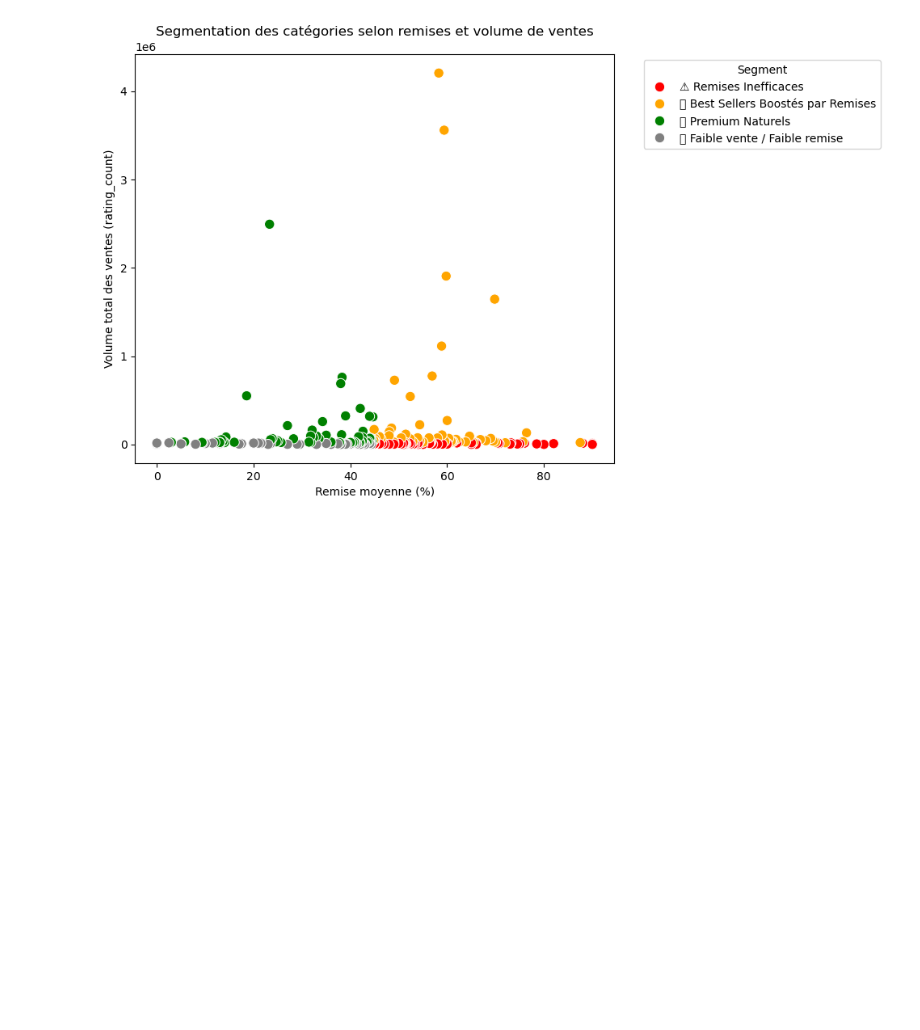
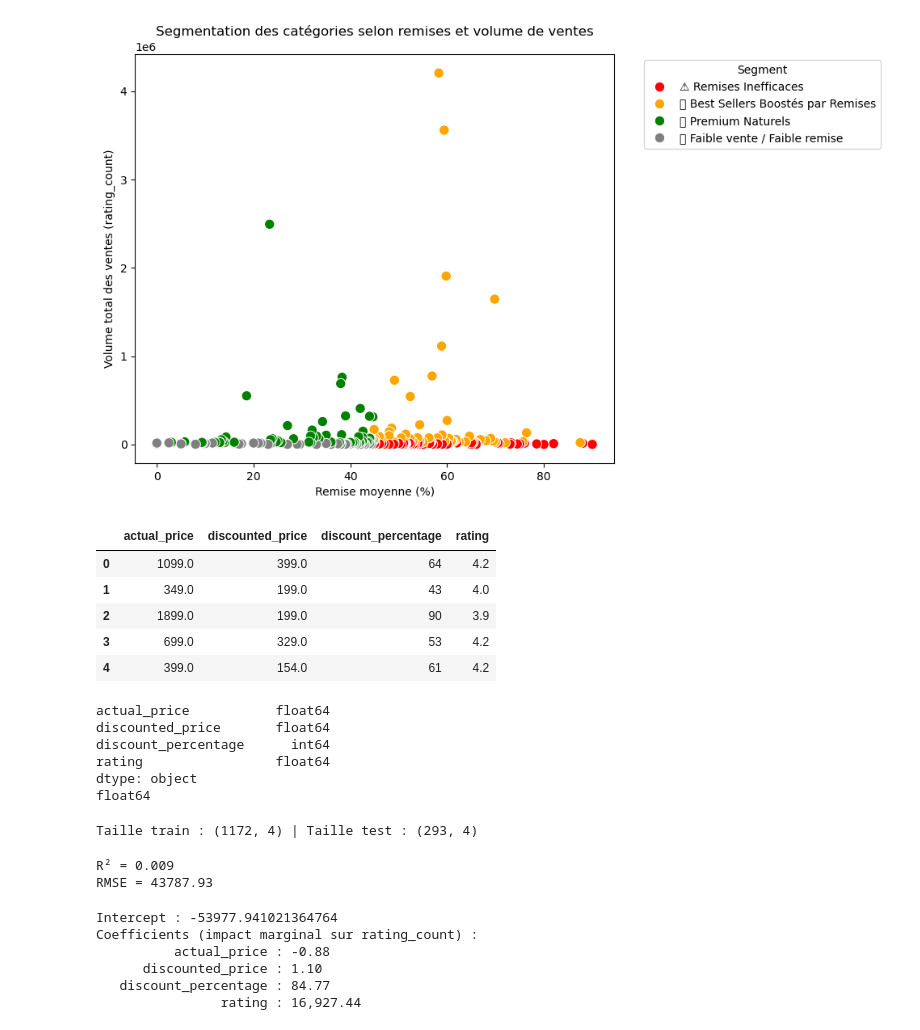
Before and after one commit to salaheddineelazouti/Mini-projet-Amazon-Sales-Dataset, a Jupyter notebook: Exploration du jeu de données Amazon Sales.ipynb, the cells around one changed output. Cells and saved outputs as stored; diff of their text form; code cells hidden in the pictures; blank space fills up the shorter version.

```diff
--- a/Exploration du jeu de données Amazon Sales.ipynb
+++ b/Exploration du jeu de données Amazon Sales.ipynb
@@ -450,3 +450,83 @@ plt.tight_layout()
 plt.show()
 # %% [output]
 [figure]
+# %%
+# Sélection des variables pertinentes
+features = df[["actual_price", "discounted_price", "discount_percentage", "rating"]]
+target = df["rating_count"]
+
+# Vérification rapide
+features.head()
+# %% [output]
+|  | actual_price | discounted_price | discount_percentage | rating |
+| 0 | 1099.0 | 399.0 | 64 | 4.2 |
+| 1 | 349.0 | 199.0 | 43 | 4.0 |
+| 2 | 1899.0 | 199.0 | 90 | 3.9 |
+| 3 | 699.0 | 329.0 | 53 | 4.2 |
+| 4 | 399.0 | 154.0 | 61 | 4.2 |
+# %%
+# Nettoyage de base
+features = features.fillna(0)
+target = target.fillna(0)
+
+# Vérification des types
+print(features.dtypes)
+print(target.dtypes)
+# %% [output]
+actual_price           float64
+discounted_price       float64
+discount_percentage      int64
+rating                 float64
+dtype: object
+float64
+# %%
+from sklearn.model_selection import train_test_split
+
+X_train, X_test, y_train, y_test = train_test_split(
+    features,           # X : nos variables explicatives (prix, remise, rating)
+    target,             # y : la cible à prédire (rating_count)
+    test_size=0.2,      # 20% des données pour le test, 80% pour l'entraînement
+    random_state=42     # graine aléatoire pour reproduire exactement le même split
+)
+
+print("Taille train :", X_train.shape, "| Taille test :", X_test.shape)
+# %% [output]
+Taille train : (1172, 4) | Taille test : (293, 4)
+# %%
+from sklearn.linear_model import LinearRegression
+from sklearn.metrics import r2_score, mean_squared_error
+import numpy as np
+
+# 1) Créer le modèle
+model = LinearRegression()
+
+# 2) Entraîner le modèle (apprendre les coefficients)
+model.fit(X_train, y_train)
+
+# 3) Prédire sur le jeu de test (données jamais vues)
+y_pred = model.predict(X_test)
+
+# 4) Évaluer la performance
+r2 = r2_score(y_test, y_pred)                         # proportion de variance expliquée (entre -inf et 1)
+rmse = np.sqrt(mean_squared_error(y_test, y_pred))    # racine de l'erreur quadratique moyenne
+
+print(f"R² = {r2:.3f}")
+print(f"RMSE = {rmse:.2f}")
+# %% [output]
+R² = 0.009
+RMSE = 43787.93
+# %%
+coef = dict(zip(features.columns, model.coef_))
+intercept = model.intercept_
+
+print("Intercept :", intercept)
+print("Coefficients (impact marginal sur rating_count) :")
+for k, v in coef.items():
+    print(f"  {k:>20s} : {v:,.2f}")
+# %% [output]
+Intercept : -53977.941021364764
+Coefficients (impact marginal sur rating_count) :
+          actual_price : -0.88
+      discounted_price : 1.10
+   discount_percentage : 84.77
+                rating : 16,927.44
```
Also changed, not shown: parts of 10 cells of this notebook.
